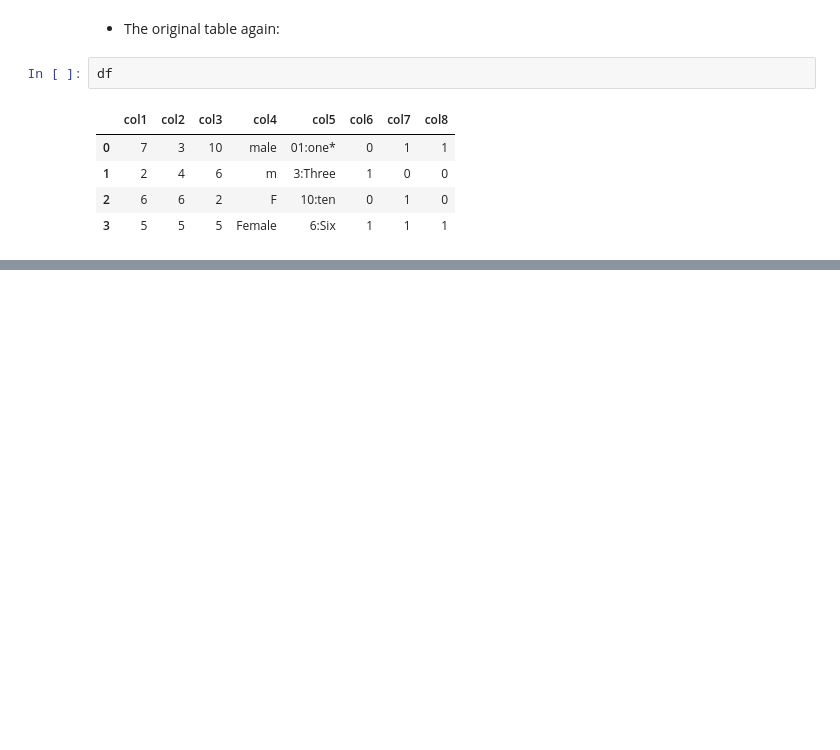
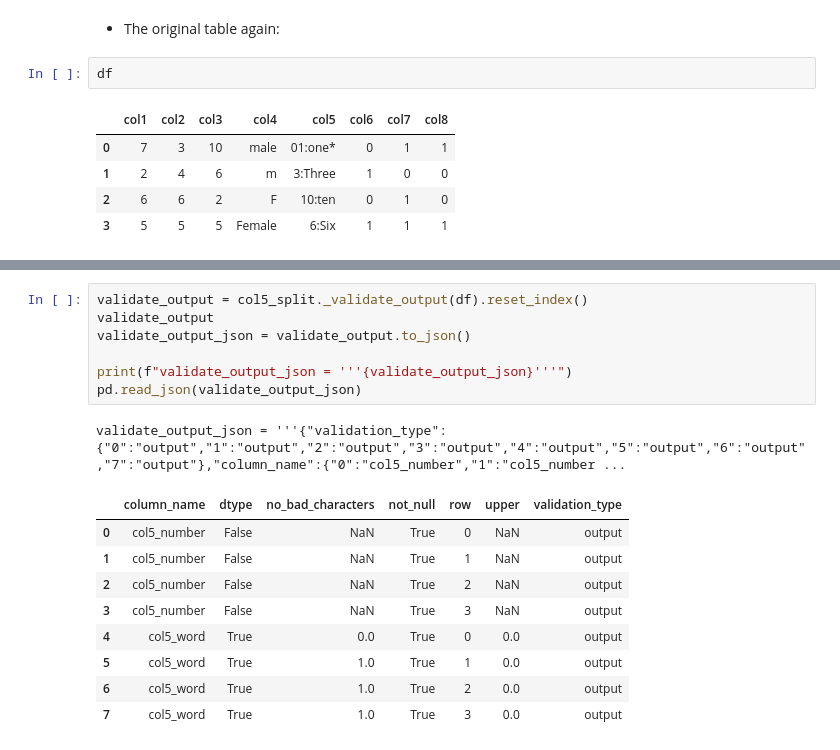
Before and after one commit to xguse/table_enforcer, a Jupyter notebook: docs/demo_notebook/Usage_Demo.ipynb, the cells around one changed output, grey strips where cells are left out. Cells and saved outputs as stored; diff of their text form; blank space fills up the shorter version.

```diff
--- a/docs/demo_notebook/Usage_Demo.ipynb
+++ b/docs/demo_notebook/Usage_Demo.ipynb
@@ -818,0 +878,18 @@ df
+# %%
+validate_output = col5_split._validate_output(df).reset_index()
+validate_output
+validate_output_json = validate_output.to_json()
+
+print(f"validate_output_json = '''{validate_output_json}'''")
+pd.read_json(validate_output_json)
+# %% [output]
+validate_output_json = '''{"validation_type":{"0":"output","1":"output","2":"output","3":"output","4":"output","5":"output","6":"output","7":"output"},"column_name":{"0":"col5_number","1":"col5_number ...
+|  | column_name | dtype | no_bad_characters | not_null | row | upper | validation_type |
+| 0 | col5_number | False | NaN | True | 0 | NaN | output |
+| 1 | col5_number | False | NaN | True | 1 | NaN | output |
+| 2 | col5_number | False | NaN | True | 2 | NaN | output |
+| 3 | col5_number | False | NaN | True | 3 | NaN | output |
+| 4 | col5_word | True | 0.0 | True | 0 | 0.0 | output |
+| 5 | col5_word | True | 1.0 | True | 1 | 0.0 | output |
+| 6 | col5_word | True | 1.0 | True | 2 | 0.0 | output |
+| 7 | col5_word | True | 1.0 | True | 3 | 0.0 | output |
```
Also changed, not shown: parts of 28 cells of this notebook, 1 other file.
